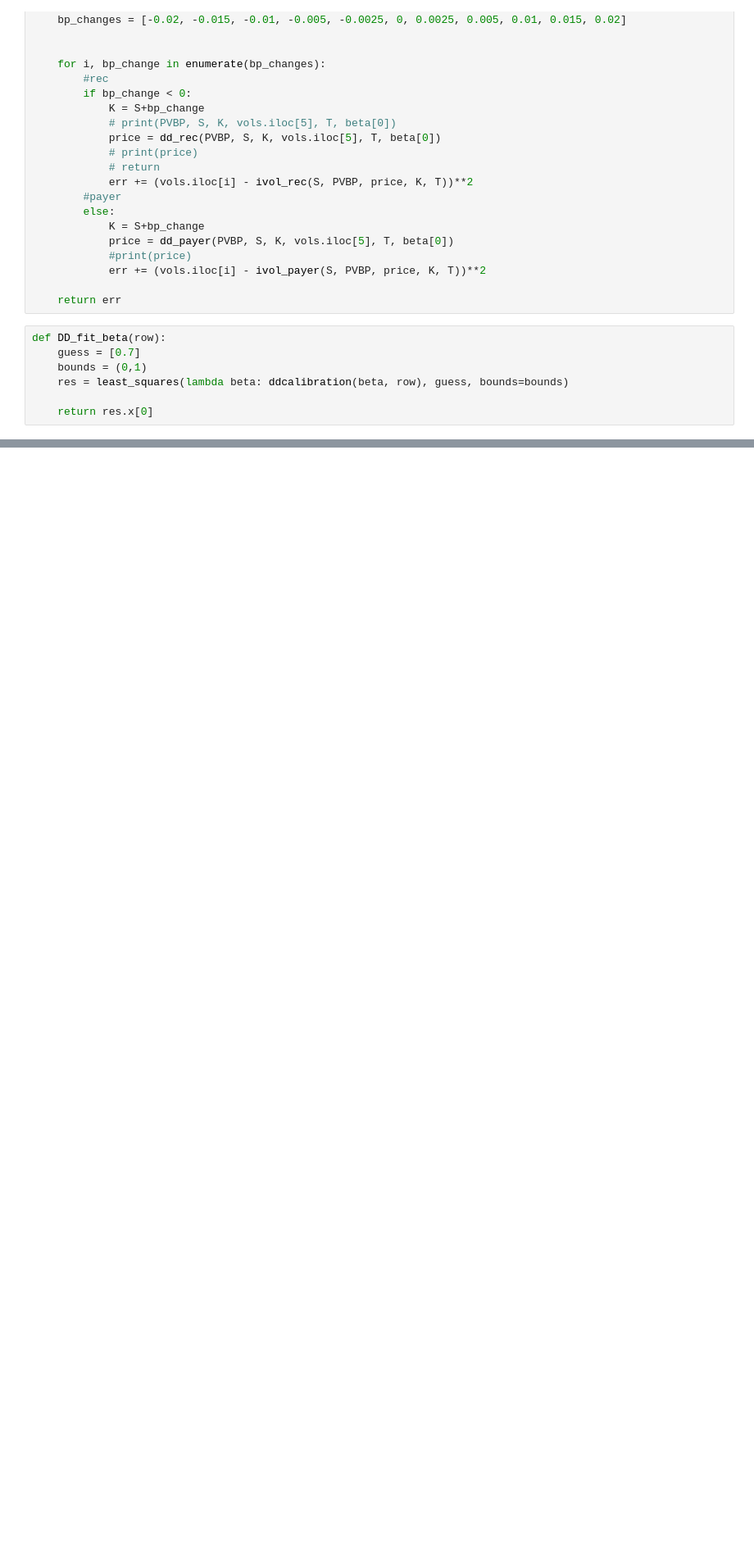
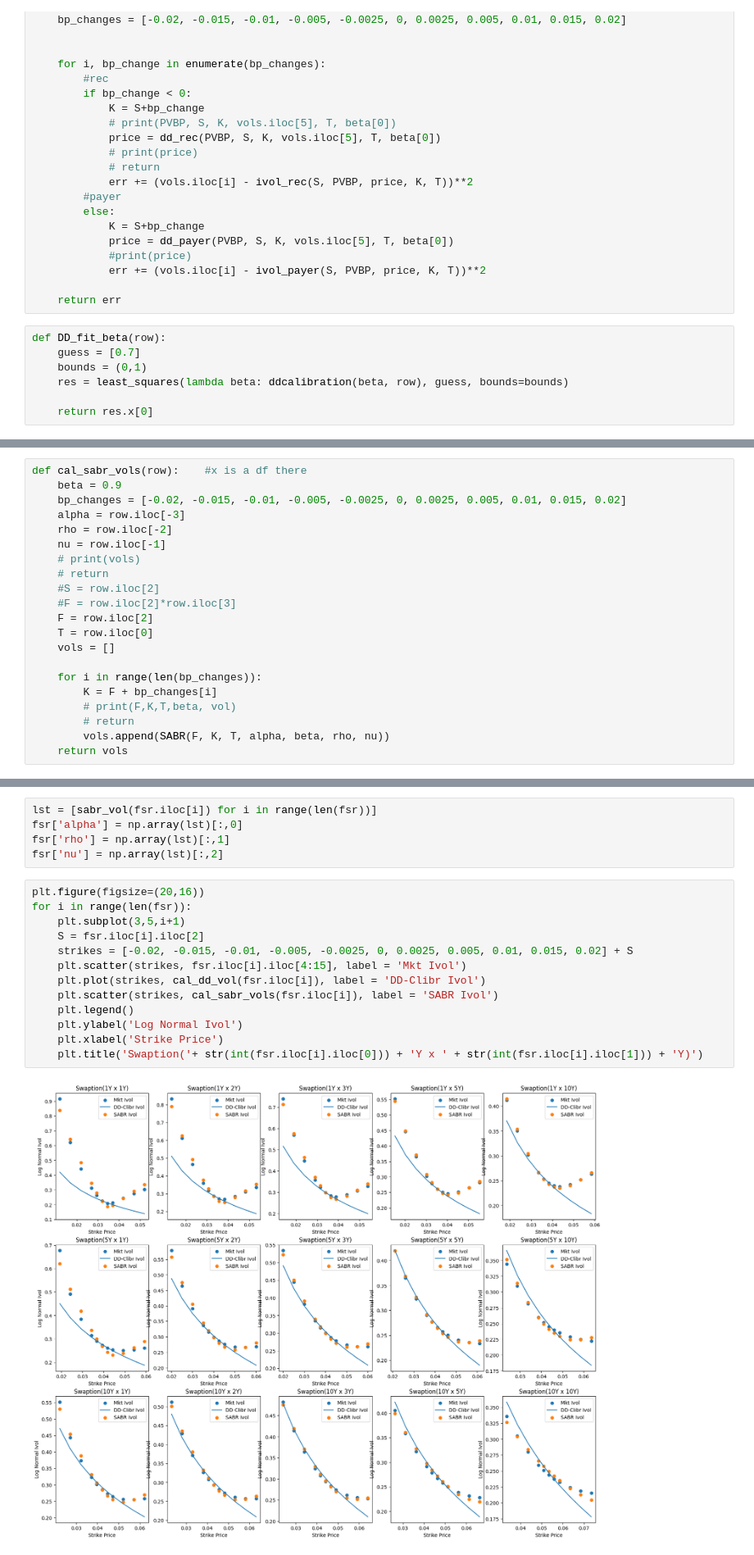
Before and after one commit to xueyuanhuang/qf605, a Jupyter notebook: project/part2.ipynb, the cells around one changed output, grey strips where cells are left out. Shown at 82% size. Saved outputs shown, nothing was run; the diff lists cells and outputs as text; blank space fills up the shorter version.

```diff
--- a/project/part2.ipynb
+++ b/project/part2.ipynb
@@ -174,0 +258,21 @@ for i in range(len(fsr)):
+# %%
+def cal_sabr_vols(row):    #x is a df there
+    beta = 0.9
+    bp_changes = [-0.02, -0.015, -0.01, -0.005, -0.0025, 0, 0.0025, 0.005, 0.01, 0.015, 0.02]
+    alpha = row.iloc[-3]
+    rho = row.iloc[-2]
+    nu = row.iloc[-1]
+    # print(vols)
+    # return
+    #S = row.iloc[2]
+    #F = row.iloc[2]*row.iloc[3]
+    F = row.iloc[2]
+    T = row.iloc[0]
+    vols = []
+
+    for i in range(len(bp_changes)):
+        K = F + bp_changes[i]
+        # print(F,K,T,beta, vol)
+        # return
+        vols.append(SABR(F, K, T, alpha, beta, rho, nu))
+    return vols
@@ -174,0 +297,20 @@ for i in range(len(fsr)):
+# %%
+lst = [sabr_vol(fsr.iloc[i]) for i in range(len(fsr))]
+fsr['alpha'] = np.array(lst)[:,0]
+fsr['rho'] = np.array(lst)[:,1]
+fsr['nu'] = np.array(lst)[:,2]
+# %%
+plt.figure(figsize=(20,16))
+for i in range(len(fsr)):
+    plt.subplot(3,5,i+1)
+    S = fsr.iloc[i].iloc[2]
+    strikes = [-0.02, -0.015, -0.01, -0.005, -0.0025, 0, 0.0025, 0.005, 0.01, 0.015, 0.02] + S
+    plt.scatter(strikes, fsr.iloc[i].iloc[4:15], label = 'Mkt Ivol')
+    plt.plot(strikes, cal_dd_vol(fsr.iloc[i]), label = 'DD-Clibr Ivol')
+    plt.scatter(strikes, cal_sabr_vols(fsr.iloc[i]), label = 'SABR Ivol')
+    plt.legend()
+    plt.ylabel('Log Normal Ivol')
+    plt.xlabel('Strike Price')
+    plt.title('Swaption('+ str(int(fsr.iloc[i].iloc[0])) + 'Y x ' + str(int(fsr.iloc[i].iloc[1])) + 'Y)')
+# %% [output]
+[figure, added]
```
Also changed, not shown: parts of 11 cells of this notebook, 13 other files.
